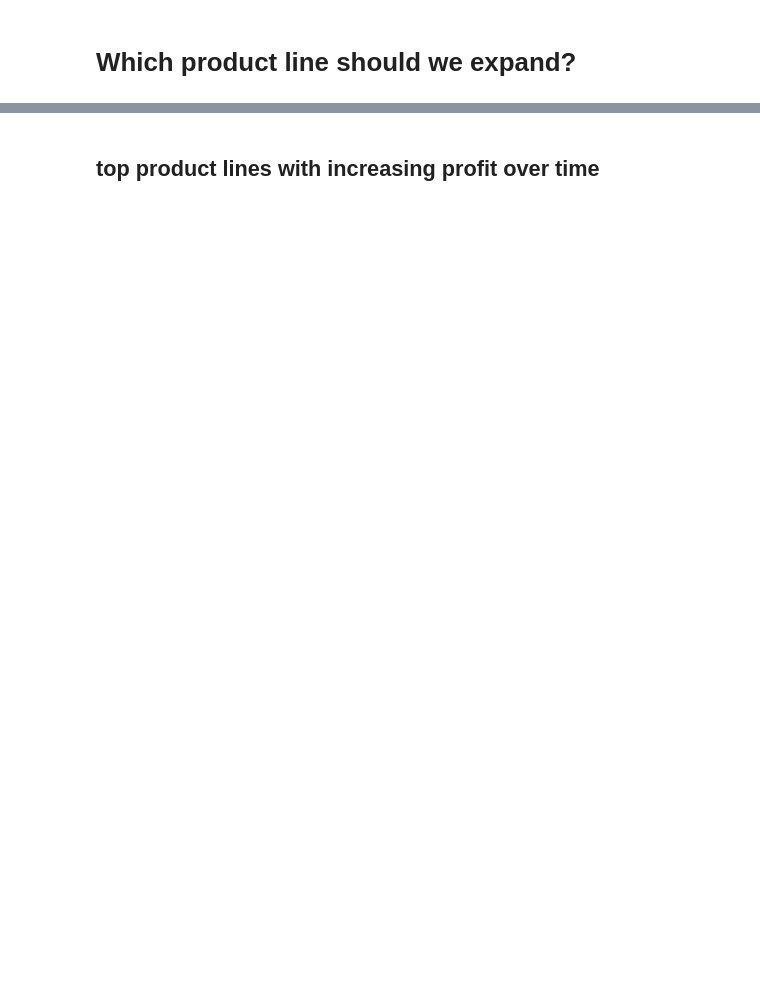
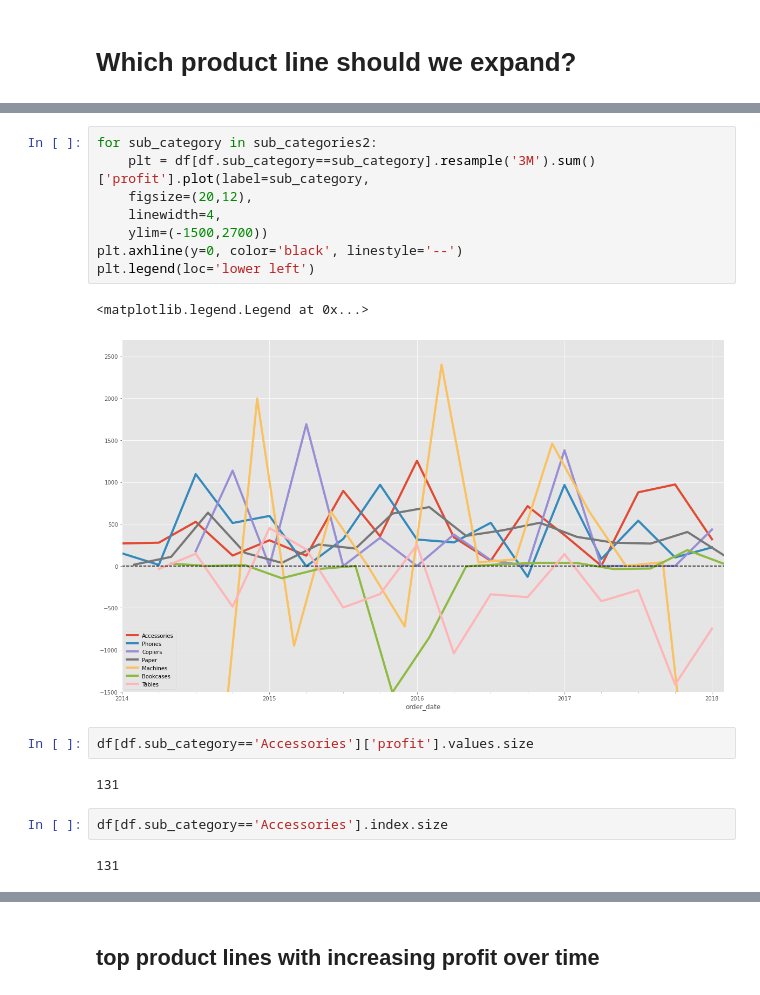
Before and after one commit to Waterman-Teceno-TSA/time-series-project, a Jupyter notebook: teceno_work_2.ipynb, the cells around one changed output, grey strips where cells are left out. Drawn from its saved outputs; the diff is of its cells as text; blank space fills up the shorter version.

```diff
--- a/teceno_work_2.ipynb
+++ b/teceno_work_2.ipynb
@@ -76,0 +158,19 @@ for product_line in high_profit_lines:
+# %%
+for sub_category in sub_categories2:
+    plt = df[df.sub_category==sub_category].resample('3M').sum()['profit'].plot(label=sub_category,
+    figsize=(20,12),
+    linewidth=4,
+    ylim=(-1500,2700))
+plt.axhline(y=0, color='black', linestyle='--')
+plt.legend(loc='lower left')
+# %% [output]
+<matplotlib.legend.Legend at 0x...>
+[figure, added]
+# %%
+df[df.sub_category=='Accessories']['profit'].values.size
+# %% [output]
+131
+# %%
+df[df.sub_category=='Accessories'].index.size
+# %% [output]
+131
```
Also changed, not shown: parts of 25 cells of this notebook.
